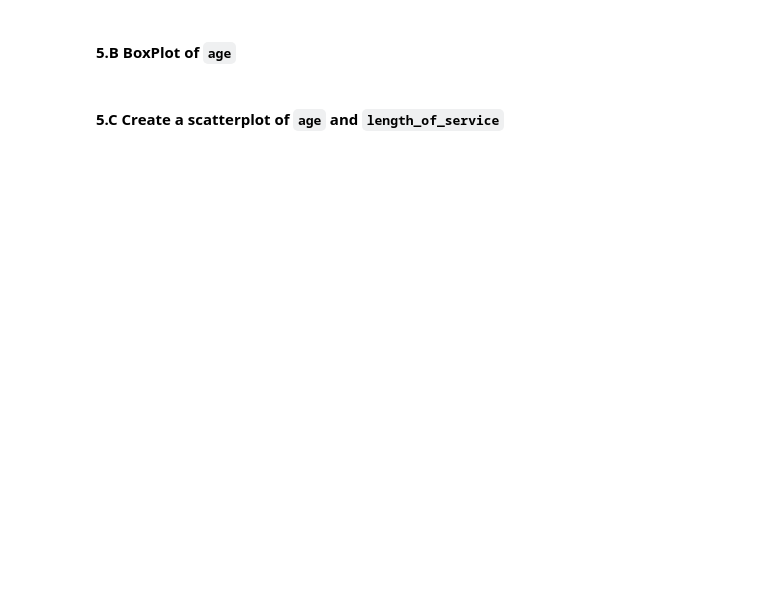
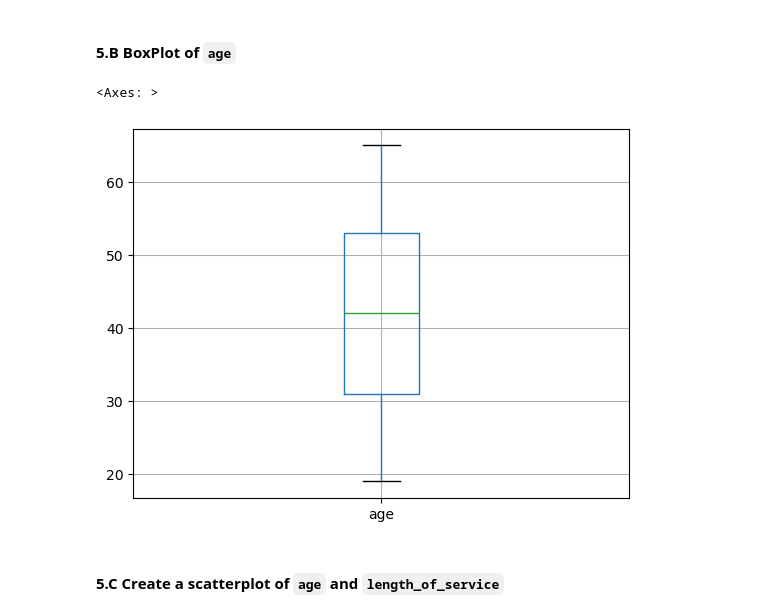
Before and after one commit to VeraLyu2022/iod, a Jupyter notebook: Module 1/Labs 1/IOD_Lab-1.2.2 Pandas.ipynb, the cells around one changed output. Cells and saved outputs as stored; diff of their text form; code cells hidden in the pictures; blank space fills up the shorter version.

```diff
--- a/Module 1/Labs 1/IOD_Lab-1.2.2 Pandas.ipynb
+++ b/Module 1/Labs 1/IOD_Lab-1.2.2 Pandas.ipynb
@@ -187,2 +364,8 @@ Find the count, mean, std, min, max of all columns of the dataframe
+# %%
+# A:boxplot of age
+df.boxplot(column="age")
+# %% [output]
+<Axes: >
+[figure, added]
 # %% [markdown]
 #### 5.C Create a scatterplot of `age` and `length_of_service`
```
Also changed, not shown: parts of 32 cells of this notebook.
